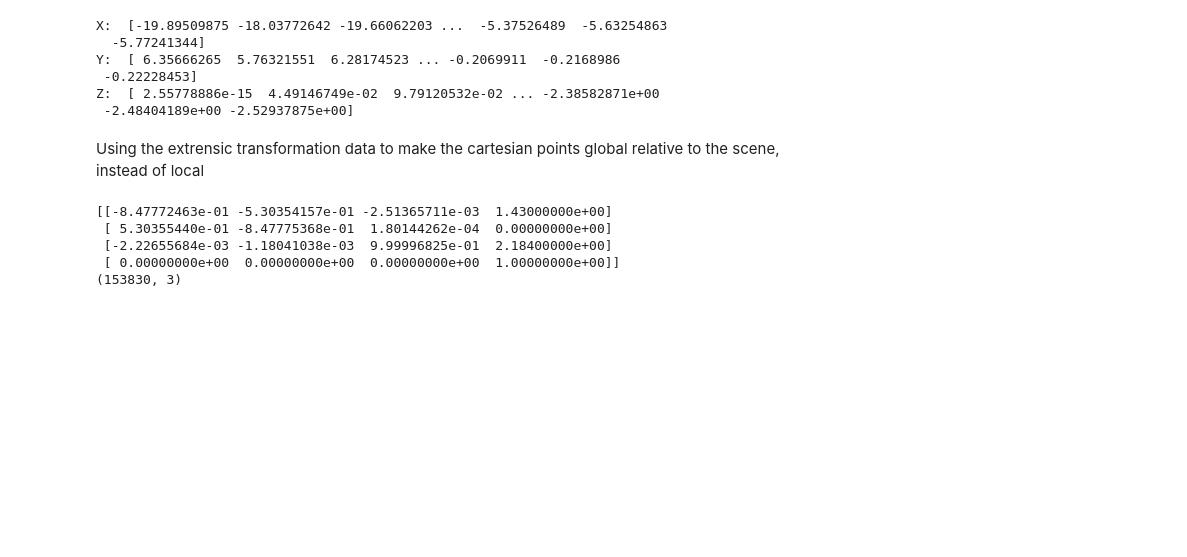
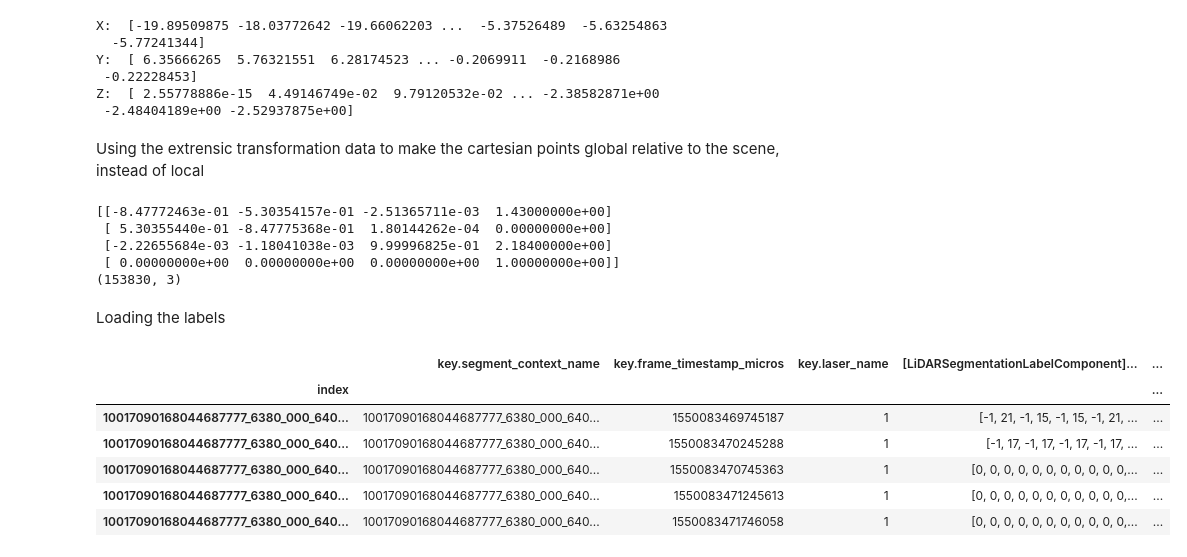
Before and after one commit to jacobigo/waymo_perception, a Jupyter notebook: research.ipynb, the cells around one changed output. Saved outputs shown, nothing was run; the diff lists cells and outputs as text; code cells hidden in the pictures; blank space fills up the shorter version.

Commit message:
accessed ground truth segmentation labels that correspond to each computed X, Y, Z coordinate;
created a function for processing each LiDAR laser for the first timestamp

```diff
--- a/research.ipynb
+++ b/research.ipynb
@@ -184,3 +186,18 @@ global_coords = global_coords_1[:, :3]
  [-2.22655684e-03 -1.18041038e-03  9.99996825e-01  2.18400000e+00]
  [ 0.00000000e+00  0.00000000e+00  0.00000000e+00  1.00000000e+00]]
 (153830, 3)
+# %% [markdown]
+Loading the labels
+# %%
+pf_seg = pq.ParquetFile(seg_files[0].path, filesystem=fs)
+seg = pf_seg.read_row_group(0)
+df_seg = seg.to_pandas()
+df_seg
+# %% [output]
+|  | key.segment_context_name | key.frame_timestamp_micros | key.laser_name | [LiDARSegmentationLabelComponent]... | ... |
+| index |  |  |  |  | ... |
+| 10017090168044687777_6380_000_640... | 10017090168044687777_6380_000_640... | 1550083469745187 | 1 | [-1, 21, -1, 15, -1, 15, -1, 21, ... | ... |
+| 10017090168044687777_6380_000_640... | 10017090168044687777_6380_000_640... | 1550083470245288 | 1 | [-1, 17, -1, 17, -1, 17, -1, 17, ... | ... |
+| 10017090168044687777_6380_000_640... | 10017090168044687777_6380_000_640... | 1550083470745363 | 1 | [0, 0, 0, 0, 0, 0, 0, 0, 0, 0, 0,... | ... |
+| 10017090168044687777_6380_000_640... | 10017090168044687777_6380_000_640... | 1550083471245613 | 1 | [0, 0, 0, 0, 0, 0, 0, 0, 0, 0, 0,... | ... |
+| 10017090168044687777_6380_000_640... | 10017090168044687777_6380_000_640... | 1550083471746058 | 1 | [0, 0, 0, 0, 0, 0, 0, 0, 0, 0, 0,... | ... |
```
Also changed, not shown: parts of 7 cells of this notebook.
